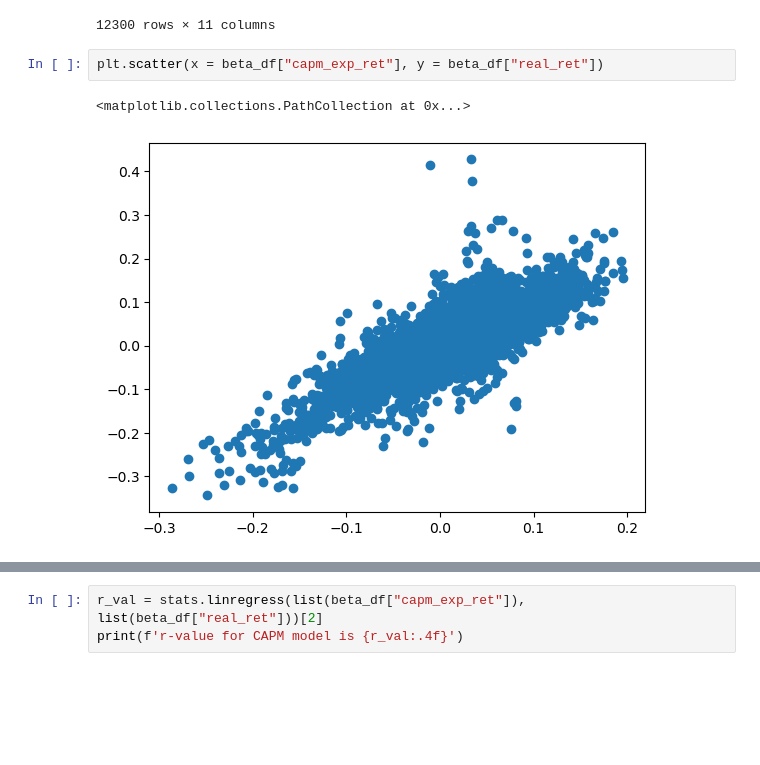
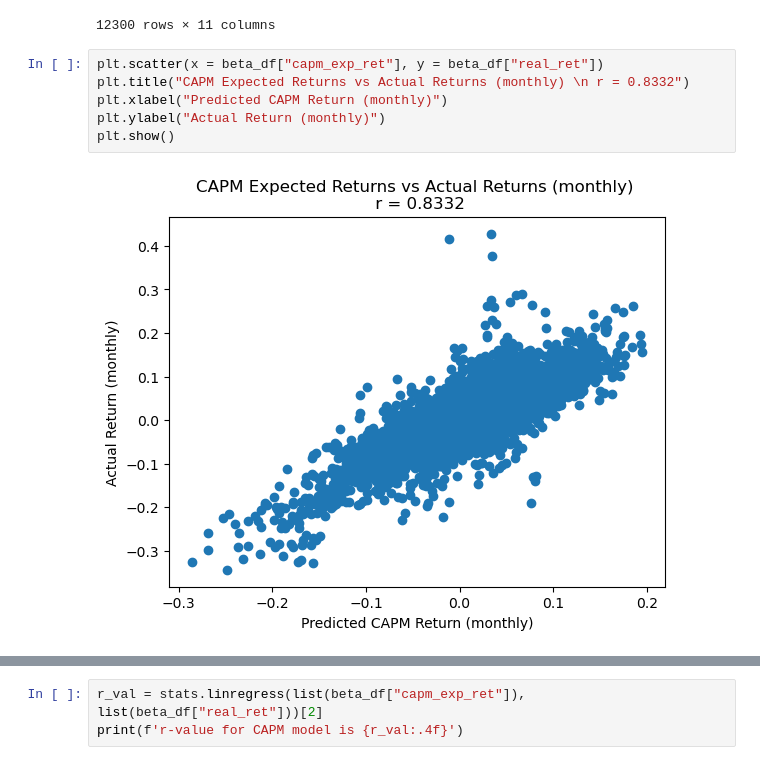
Before and after one commit to uWaterloo-CFM/CFM-301, a Jupyter notebook: Assignment 2/Assignment 2.ipynb, the cells around one changed output, grey strips where cells are left out. Drawn from its saved outputs; the diff is of its cells as text; blank space fills up the shorter version.

```diff
--- a/Assignment 2/Assignment 2.ipynb
+++ b/Assignment 2/Assignment 2.ipynb
@@ -617,8 +614,11 @@ beta_df
 12300 rows × 11 columns
 # %%
 plt.scatter(x = beta_df["capm_exp_ret"], y = beta_df["real_ret"])
+plt.title("CAPM Expected Returns vs Actual Returns (monthly) \n r = 0.8332")
+plt.xlabel("Predicted CAPM Return (monthly)")
+plt.ylabel("Actual Return (monthly)")
+plt.show()
 # %% [output]
-<matplotlib.collections.PathCollection at 0x...>
-[figure, old version]
+[figure, new version]
 # %%
 plt.scatter(x = beta_df["ff3_exp_ret"], y = beta_df["real_ret"])
```
Also changed, not shown: parts of 5 cells of this notebook, 3 other files.
